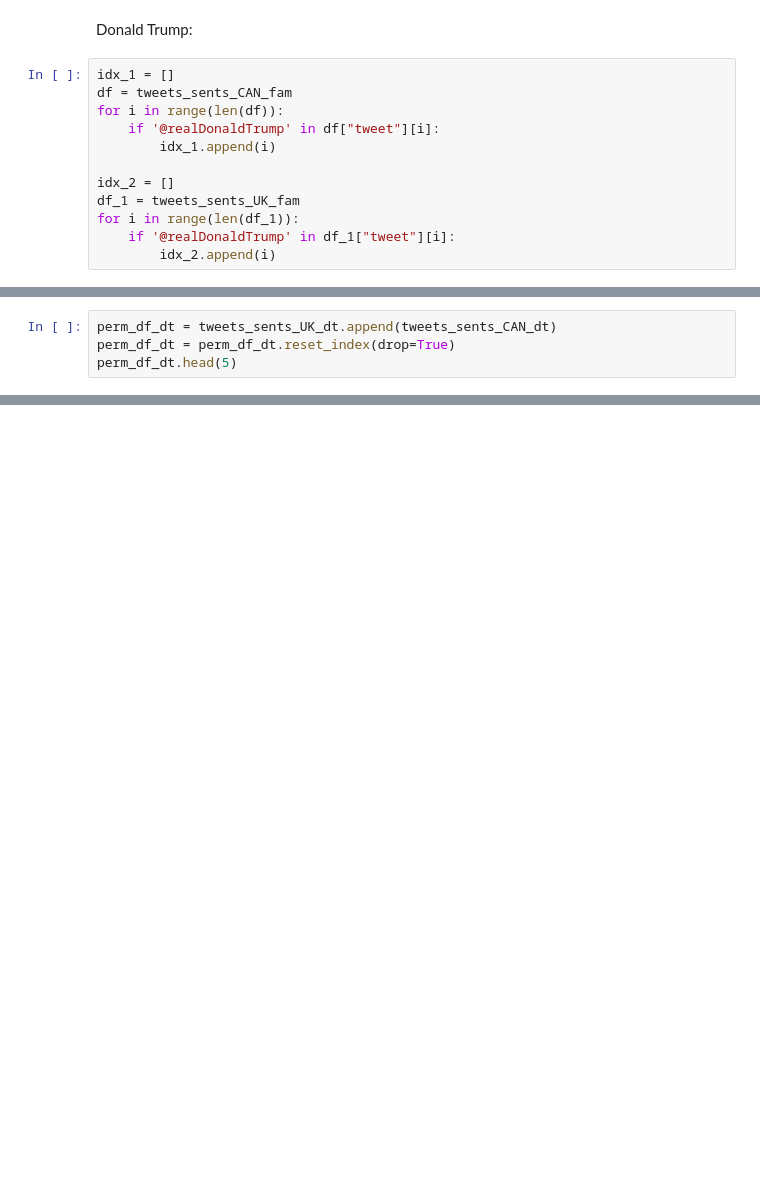
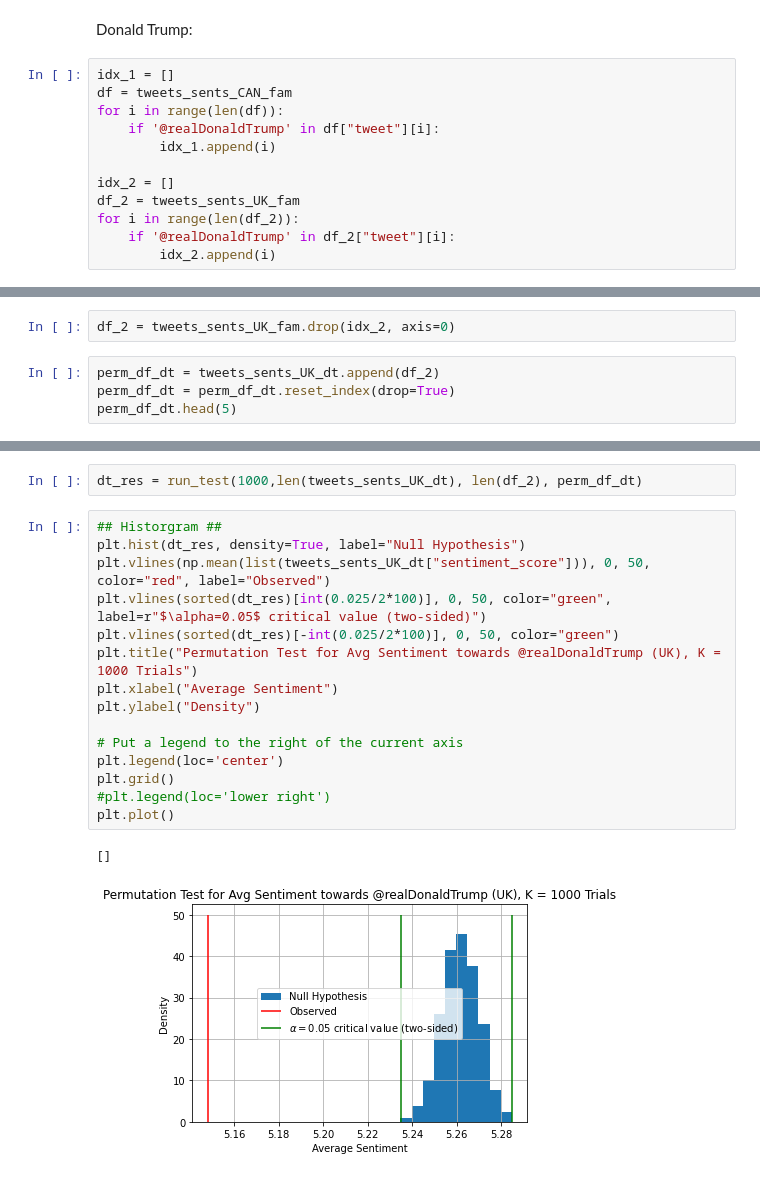
Before and after one commit to HuayuanSong/2805_covid_tweets, a Jupyter notebook: graph_all.ipynb, the cells around one changed output, grey strips where cells are left out. Drawn from its saved outputs; the diff is of its cells as text; blank space fills up the shorter version.

```diff
--- a/graph_all.ipynb
+++ b/graph_all.ipynb
@@ -790,7 +822,7 @@ for i in range(len(df)):
         idx_1.append(i)
 
 idx_2 = []
-df_1 = tweets_sents_UK_fam
-for i in range(len(df_1)):
-    if '@realDonaldTrump' in df_1["tweet"][i]:
+df_2 = tweets_sents_UK_fam
+for i in range(len(df_2)):
+    if '@realDonaldTrump' in df_2["tweet"][i]:
         idx_2.append(i)
@@ -814,8 +848,10 @@ tweets_sents_UK_dt.head(5)
 | 809 | 1234605388110147589 | 21222912.0 | covid | 2020-03-02 22:23:57 | 0.419 | 0.460 | 0.492 | ... |
 | 851 | 1234619761209872384 | 272932839.0 | covid | 2020-03-02 23:21:03 | 0.401 | 0.425 | 0.502 | ... |
 | 916 | 1234690980483403776 | 6959392.0 | covid | 2020-03-03 04:04:03 | 0.281 | 0.582 | 0.495 | ... |
+# %%
+df_2 = tweets_sents_UK_fam.drop(idx_2, axis=0)
 # %%
-perm_df_dt = tweets_sents_UK_dt.append(tweets_sents_CAN_dt)
+perm_df_dt = tweets_sents_UK_dt.append(df_2)
 perm_df_dt = perm_df_dt.reset_index(drop=True)
 perm_df_dt.head(5)
 # %% [output]
@@ -827,0 +864,20 @@ perm_df_dt.head(5)
+# %%
+dt_res = run_test(1000,len(tweets_sents_UK_dt), len(df_2), perm_df_dt)
+# %%
+## Historgram ##
+plt.hist(dt_res, density=True, label="Null Hypothesis")
+plt.vlines(np.mean(list(tweets_sents_UK_dt["sentiment_score"])), 0, 50, color="red", label="Observed")
+plt.vlines(sorted(dt_res)[int(0.025/2*100)], 0, 50, color="green", label=r"$\alpha=0.05$ critical value (two-sided)")
+plt.vlines(sorted(dt_res)[-int(0.025/2*100)], 0, 50, color="green")
+plt.title("Permutation Test for Avg Sentiment towards @realDonaldTrump (UK), K = 1000 Trials")
+plt.xlabel("Average Sentiment")
+plt.ylabel("Density")
+
+# Put a legend to the right of the current axis
+plt.legend(loc='center')
+plt.grid()
+#plt.legend(loc='lower right')
+plt.plot()
+# %% [output]
+[]
+[figure, added]
```
Also changed, not shown: parts of 47 cells of this notebook, 1 other file.
